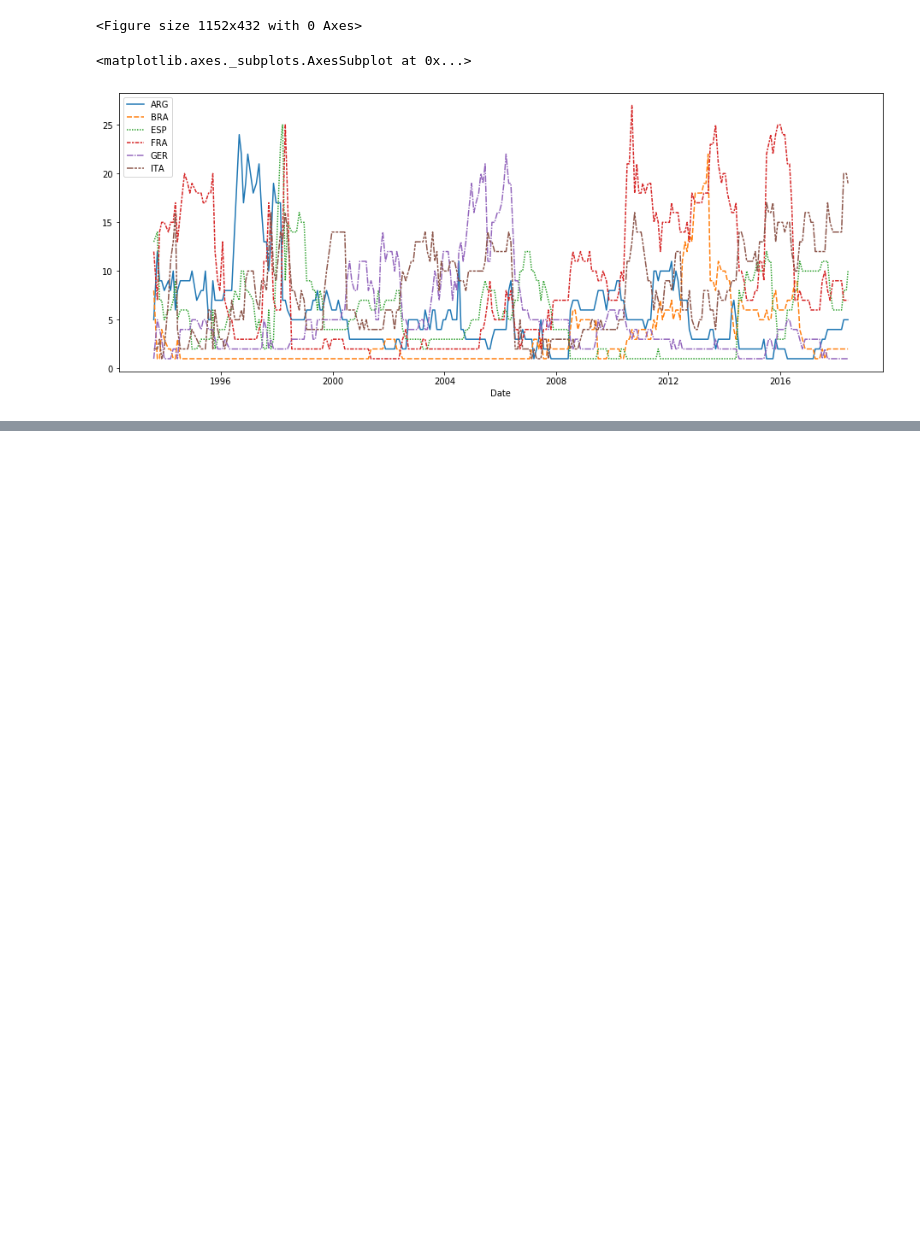
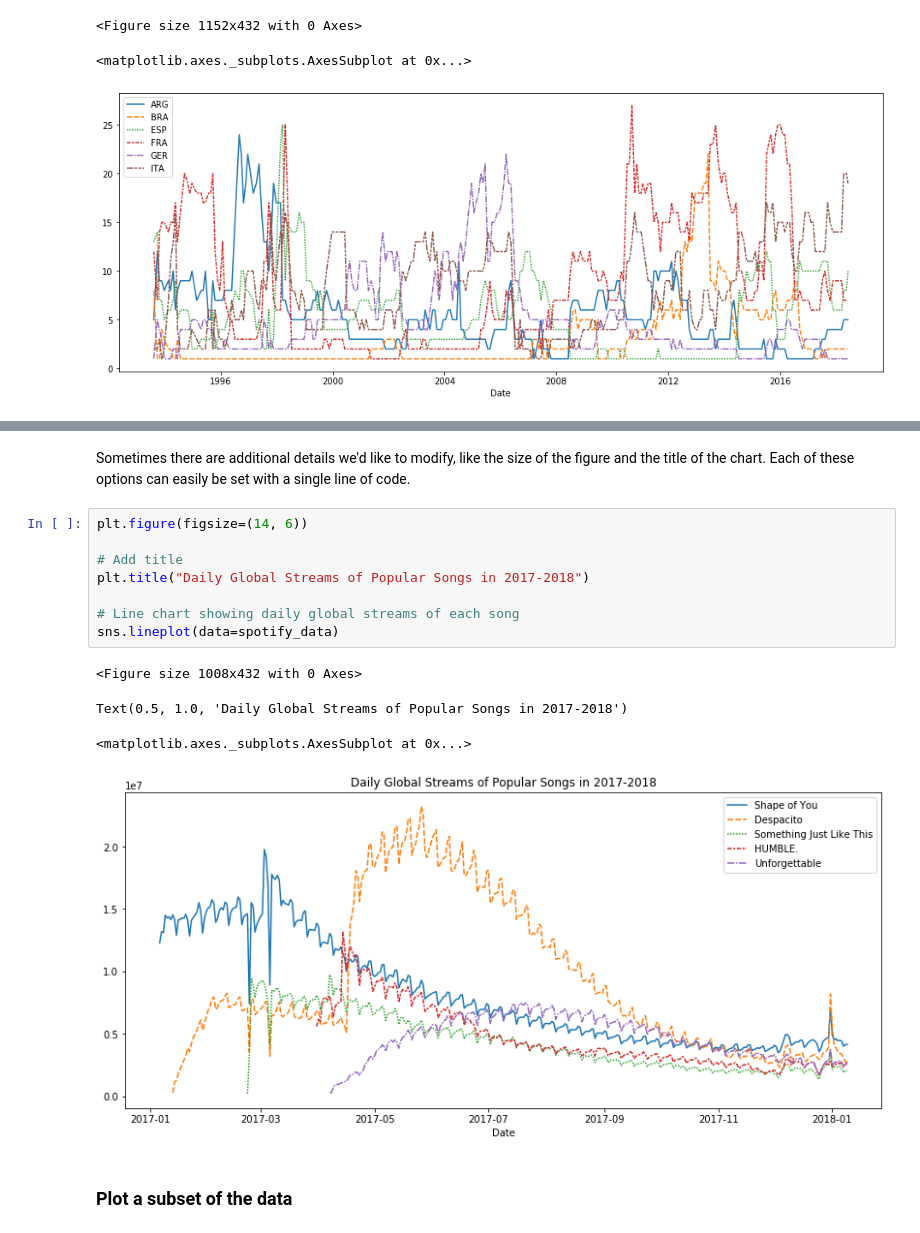
Before and after one commit to Shahid1993/python-learning-notebooks, a Jupyter notebook: Data_Visualization.ipynb, the cells around one changed output, grey strips where cells are left out. Drawn from its saved outputs; the diff is of its cells as text; blank space fills up the shorter version.

```diff
--- a/Data_Visualization.ipynb
+++ b/Data_Visualization.ipynb
@@ -47,0 +84,17 @@ sns.lineplot(data=fifa_data)
+# %% [markdown]
+Sometimes there are additional details we'd like to modify, like the size of the figure and the title of the chart. Each of these options can easily be set with a single line of code.
+# %%
+plt.figure(figsize=(14, 6))
+
+# Add title
+plt.title("Daily Global Streams of Popular Songs in 2017-2018")
+
+# Line chart showing daily global streams of each song
+sns.lineplot(data=spotify_data)
+# %% [output]
+<Figure size 1008x432 with 0 Axes>
+Text(0.5, 1.0, 'Daily Global Streams of Popular Songs in 2017-2018')
+<matplotlib.axes._subplots.AxesSubplot at 0x...>
+[figure, added]
+# %% [markdown]
+### Plot a subset of the data
```
Also changed, not shown: parts of 9 cells of this notebook, 1 other file.
